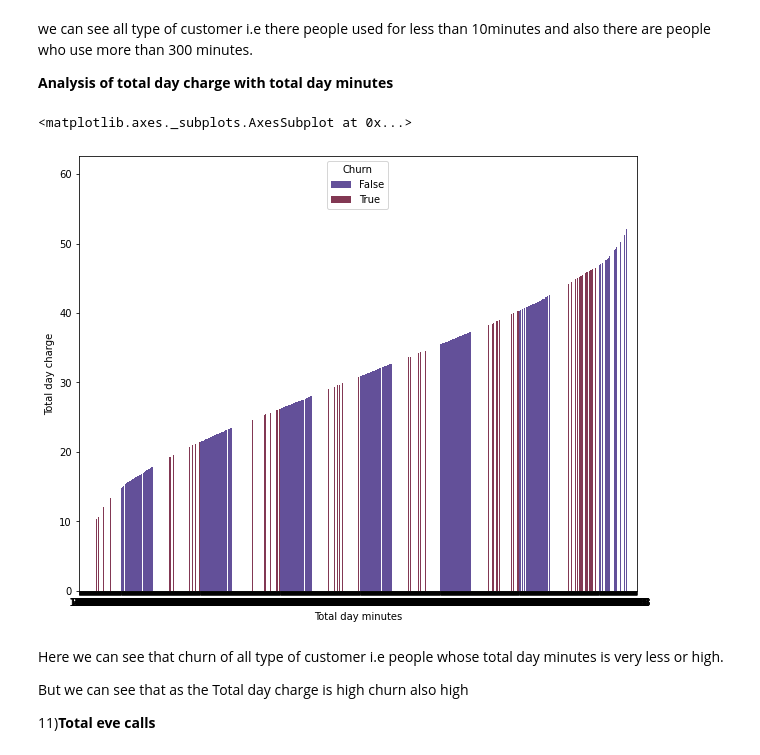
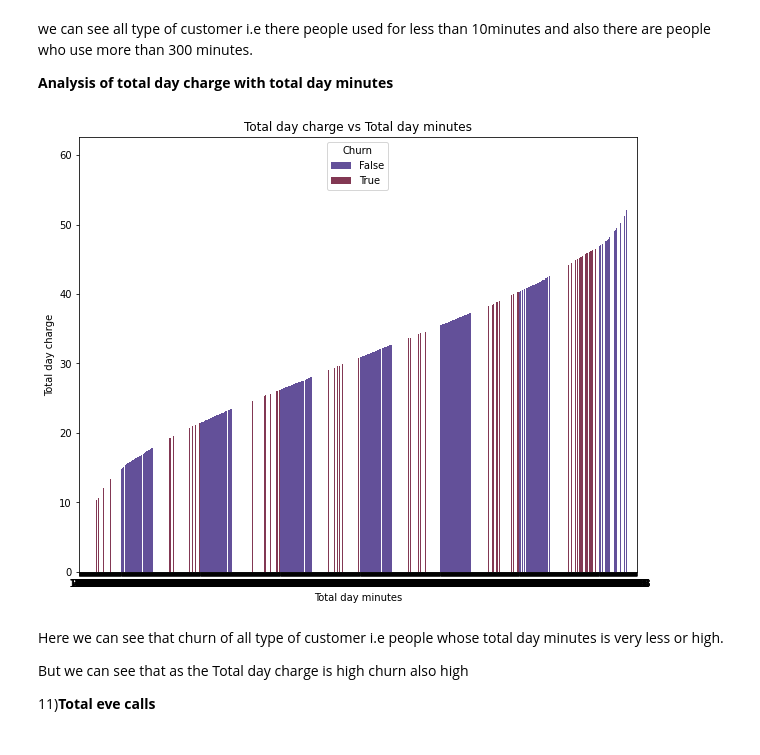
Before and after one commit to pavi-1994/telecom_churn_analysis, a Jupyter notebook: Telecom_Churn_Analysis_Capstone_Project.ipynb, the cells around one changed output. Cells and saved outputs as stored; diff of their text form; code cells hidden in the pictures.

```diff
--- a/Telecom_Churn_Analysis_Capstone_Project.ipynb
+++ b/Telecom_Churn_Analysis_Capstone_Project.ipynb
@@ -489,9 +551,10 @@ we can see all type of customer i.e there people used for less than 10minutes an
 **Analysis of total day charge with total day minutes**
 # %%
 sns.barplot(data=telecom_df,x="Total day minutes",y="Total day charge", hue="Churn",palette="twilight")
+plt.title('Total day charge vs Total day minutes')
+plt.show()
 # %% [output]
-<matplotlib.axes._subplots.AxesSubplot at 0x...>
-[figure, old version]
+[figure, new version]
 # %% [markdown]
 Here we can see that churn of all type of customer i.e people whose total day minutes is very less or high.
 
```
Also changed, not shown: parts of 40 cells of this notebook.
